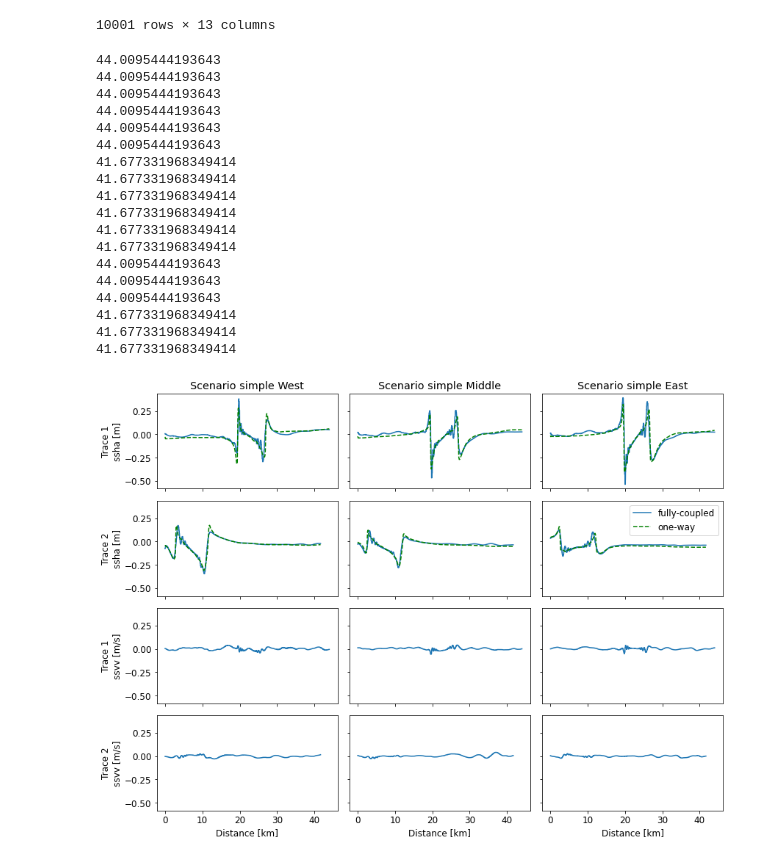
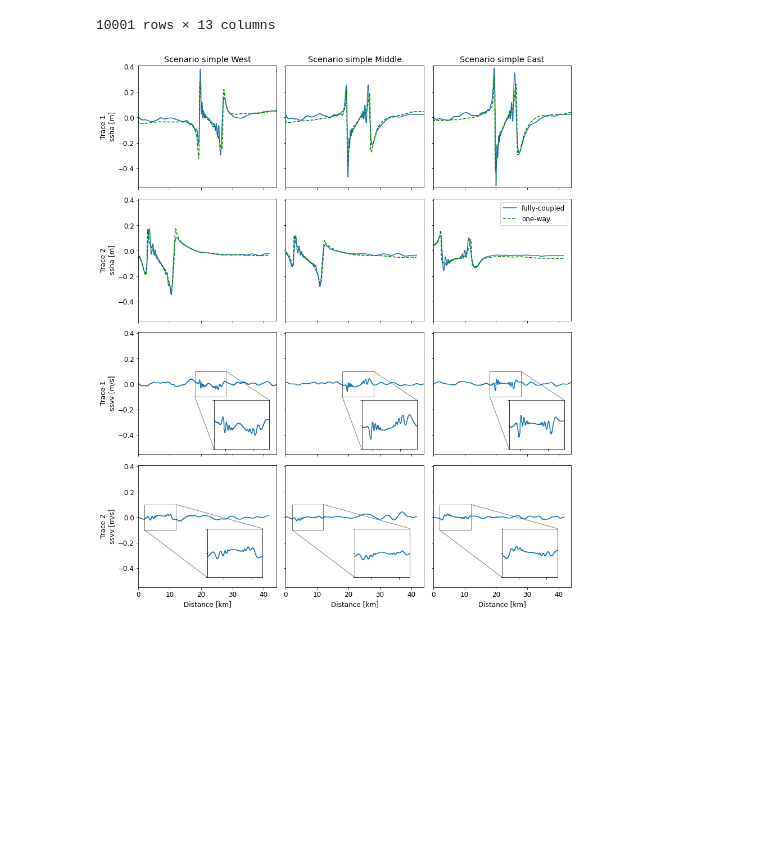
Before and after one commit to fabian-kutschera/Scripts4Processing, a Jupyter notebook: post_plotting/cross-section_ssha-ssvv_one-way_fully-coupled.ipynb, the cells around one changed output. Saved outputs shown, nothing was run; the diff lists cells and outputs as text; code cells hidden in the pictures; blank space fills up the shorter version.

Commit message:
add figure inset with zoom

```diff
--- a/post_plotting/cross-section_ssha-ssvv_one-way_fully-coupled.ipynb
+++ b/post_plotting/cross-section_ssha-ssvv_one-way_fully-coupled.ipynb
@@ -52,72 +52,75 @@ def plot_ssha_oneway(filename, ax):
     #print(distance)
     ax.plot(distance, trace.ssha, label="one-way", color="green", linestyle="--")
 # %%
-def plot_ssvv(filename, ax):
+def plot_ssvv(filename, trace_nr, ax):
+
     trace = pd.read_csv(directory + filename)
     length = np.sqrt((trace['Points:0'].iloc[0] - trace['Points:0'].iloc[-1])**2 + (trace['Points:1'].iloc[0] - trace['Points:1'].iloc[-1])**2)
     length = length/1000
-    print(length)
+    #print(length)
     distance = np.linspace(0,length,len(trace))
     #print(distance)
     ax.plot(distance, trace.v3, label="fully-coupled")
+
+    # fig inset
+    if (trace_nr==1):
+        x1, x2, y1, y2 = 18, 28, -0.1, 0.1
+        left, bottom, width, height = 0.55, 0.04, 0.4, 0.4
+    elif (trace_nr==2):
+        x1, x2, y1, y2 = 2, 12, -0.1, 0.1
+        left, bottom, width, height = 0.5, 0.08, 0.4, 0.4
+    else:
+        print("Sure?")
+    axins = ax.inset_axes([left, bottom, width, height])
+    axins.plot(distance, trace.v3)
+    axins.set_xlim(x1, x2)
+    axins.set_ylim(y1, y2)
+    axins.set_xticklabels([])
+    axins.set_yticklabels([])
+    ax.indicate_inset_zoom(axins, edgecolor="black")
 # %%
-fig, ((ax1, ax2, ax3), (ax4, ax5, ax6), (ax7, ax8, ax9), (ax10, ax11, ax12)) = plt.subplots(4, 3, figsize=(12,9),
+fig, ((ax1, ax2, ax3), (ax4, ax5, ax6), (ax7, ax8, ax9), (ax10, ax11, ax12)) = plt.subplots(4, 3, figsize=(12,14),
                                                                                             sharex=True, sharey=True)
 
 ax1.set_ylabel("Trace 1\nssha [m]")
 ax1.set_title("Scenario simple West")
 plot_ssha_fully("trace1_west_o5_ssha_ssvv_120s.csv", ax1)
 plot_ssha_oneway("trace1_west_simple_oneway_ssha_120s.csv", ax1)
 
 ax2.set_title("Scenario simple Middle")
 plot_ssha_fully("trace1_middle_o5_ssha_ssvv_120s.csv", ax2)
 plot_ssha_oneway("trace1_middle_simple_oneway_ssha_120s.csv", ax2)
 
 ax3.set_title("Scenario simple East")
 plot_ssha_fully("trace1_east_o5_ssha_ssvv_120s.csv", ax3)
 plot_ssha_oneway("trace1_east_simple_oneway_ssha_120s.csv", ax3)
 
 ax4.set_ylabel("Trace 2\nssha [m]")
 plot_ssha_fully("trace2_west_o5_ssha_ssvv_120s.csv", ax4)
 plot_ssha_oneway("trace2_west_simple_oneway_ssha_120s.csv", ax4)
 plot_ssha_fully("trace2_middle_o5_ssha_ssvv_120s.csv", ax5)
 plot_ssha_oneway("trace2_middle_simple_oneway_ssha_120s.csv", ax5)
 plot_ssha_fully("trace2_east_o5_ssha_ssvv_120s.csv", ax6)
 plot_ssha_oneway("trace2_east_simple_oneway_ssha_120s.csv", ax6)
-ax6.legend(loc="upper right")
 
 ax7.set_ylabel("Trace 1\nssvv [m/s]")
-plot_ssvv("trace1_west_o5_ssha_ssvv_120s.csv", ax7)
-plot_ssvv("trace1_middle_o5_ssha_ssvv_120s.csv", ax8)
-plot_ssvv("trace1_east_o5_ssha_ssvv_120s.csv", ax9)
+plot_ssvv("trace1_west_o5_ssha_ssvv_120s.csv", 1, ax7)
+plot_ssvv("trace1_middle_o5_ssha_ssvv_120s.csv", 1, ax8)
+plot_ssvv("trace1_east_o5_ssha_ssvv_120s.csv", 1, ax9)
 
 ax10.set_ylabel("Trace 2\nssvv [m/s]")
-plot_ssvv("trace2_west_o5_ssha_ssvv_120s.csv", ax10)
-plot_ssvv("trace2_middle_o5_ssha_ssvv_120s.csv", ax11)
-plot_ssvv("trace2_east_o5_ssha_ssvv_120s.csv", ax12)
+plot_ssvv("trace2_west_o5_ssha_ssvv_120s.csv", 2, ax10)
+plot_ssvv("trace2_middle_o5_ssha_ssvv_120s.csv", 2, ax11)
+plot_ssvv("trace2_east_o5_ssha_ssvv_120s.csv", 2, ax12)
 ax10.set_xlabel("Distance [km]")
 ax11.set_xlabel("Distance [km]")
 ax12.set_xlabel("Distance [km]")
 
+ax1.set_ylim(-0.55, 0.41)
+ax1.set_xlim(0,44.01)
+ax6.legend(loc="upper right")
+
 plt.tight_layout()
 fig.savefig("ssha_ssvv_comparison.png", dpi=300)
 # %% [output]
-44.0095444193643
-44.0095444193643
-44.0095444193643
-44.0095444193643
-44.0095444193643
-44.0095444193643
-41.677331968349414
-41.677331968349414
-41.677331968349414
-41.677331968349414
-41.677331968349414
-41.677331968349414
-44.0095444193643
-44.0095444193643
-44.0095444193643
-41.677331968349414
-41.677331968349414
-41.677331968349414
-[figure, old version]
+[figure, new version]
```
Also changed, not shown: parts of 4 cells of this notebook, 1 other file.
